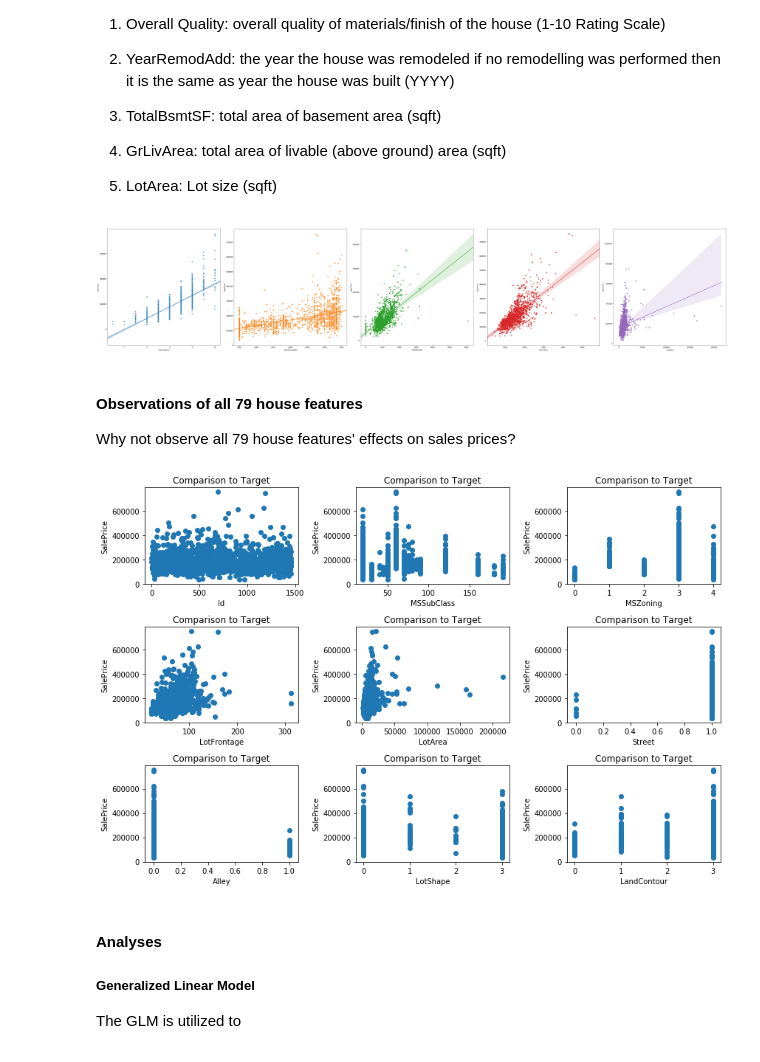
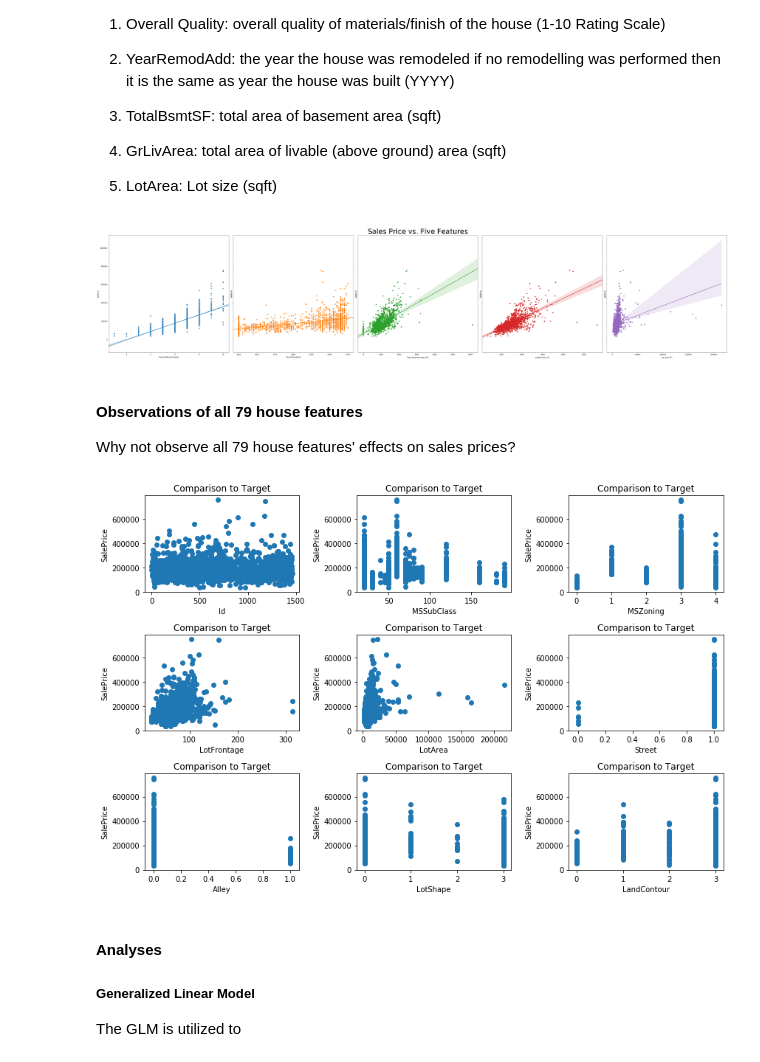
Before and after one commit to jamielynethorpe/Group-6-Project-1, a Jupyter notebook: Testing_CMH/Project1_rough_draft.ipynb, the cells around one changed output. Cells and saved outputs as stored; diff of their text form; code cells hidden in the pictures.

Commit message:
Added plots

```diff
--- a/Testing_CMH/Project1_rough_draft.ipynb
+++ b/Testing_CMH/Project1_rough_draft.ipynb
@@ -99,39 +99,50 @@ target = "SalePrice"
 field1 = data.columns[17] # OverallQual: overall quality of materials/finish of house (1-10 rating)
 field2 = data.columns[20] # YearRemodAdd: year remodeled
 field3 = data.columns[38] # TotalBsmtSF: total basement area (sqft)
 field4 = data.columns[46] # GrLivArea: livable area (sqft)
 field5 = data.columns[4] # LotArea: lot area (sqft)
 
 oneway1 = data[[field1,target]]
 oneway2 = data[[field2,target]]
 oneway3 = data[[field3,target]]
 oneway4 = data[[field4,target]]
 oneway5 = data[[field5,target]]
 
+oneway = [field1,field2,field3,field4,field5]
 #fig = plt.figure()
-fig, (ax1, ax2, ax3, ax4, ax5) = plt.subplots(ncols=5, nrows=1, figsize=(50,10))
+fig, (ax1, ax2, ax3, ax4, ax5) = plt.subplots(ncols=5, nrows=1, figsize=(50,10),sharey = True)
 
 #plt.scatter(oneway[field1],oneway[target])
 sns.regplot(oneway1[field1], oneway1[target], ax = ax1)
 sns.regplot(oneway2[field2], oneway2[target], ax = ax2)
 sns.regplot(oneway3[field3], oneway3[target], ax = ax3)
 sns.regplot(oneway4[field4], oneway4[target], ax = ax4)
 sns.regplot(oneway5[field5], oneway5[target], ax = ax5, truncate = True)
 plt.tight_layout()
+
+# Plot axis labels and title
+ax1.set_xlabel("House Material Quality")
+ax2.set_xlabel("Year Remodeled")
+ax3.set_xlabel("Total Basement Area (f$^2$)")
+ax4.set_xlabel("Livable Area (f$^2$)")
+ax5.set_xlabel("Lot Area (f$^2$)")
+ax3.set_title("Sales Price vs. Five Features",fontsize = 40)
+
 # Scatterplot labeling/formatting
 # plt.title(f"{field1} vs. Sales Price")
-# plt.xlabel(oneway.columns[0])
-# plt.ylabel(oneway.columns[1])
-# plt.show()
+#plt.xlabel(oneway)
+#plt.ylabel(oneway.columns[1])
+#plt.show()
 
 
 # # call regplot on each axes
 # fig, (ax1, ax2) = plt.subplots(ncols=2, sharey=True)
 # sns.regplot(x=idx, y=df['x'], ax=ax1)
 # sns.regplot(x=idx, y=df['y'], ax=ax2)
-plt.show()
+#plt.show()
+plt.savefig("5plot.png")
 # %% [output]
-[figure, old version]
+[figure, new version]
 # %% [markdown]
 #### Observations of all 79 house features
 
@@ -174,7 +185,7 @@ plt.tight_layout()
 #plt.savefig("Images/Group9.png")
 plt.show()
 # %% [output]
-[figure, old version]
+[figure, new version]
 # %% [markdown]
 #### Analyses
 
```
Also changed, not shown: parts of 2 cells of this notebook, 4 other files.
